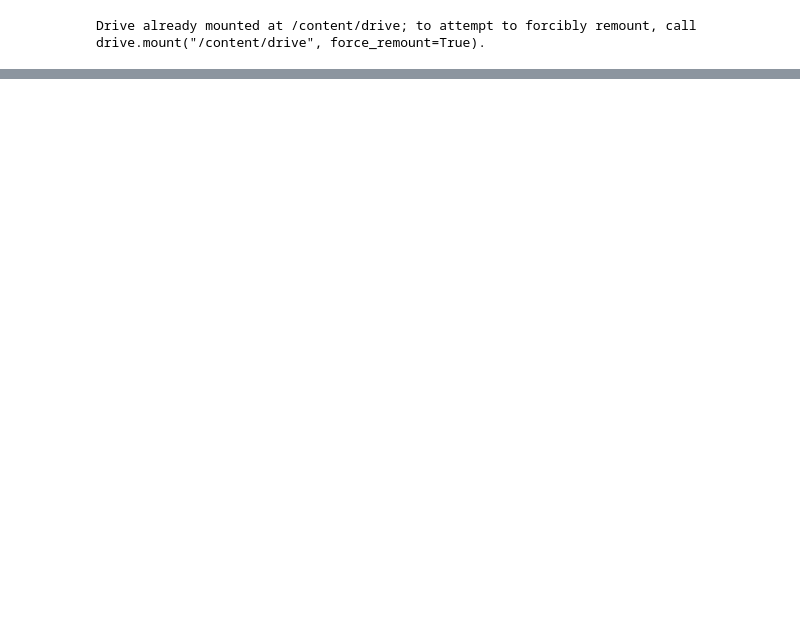
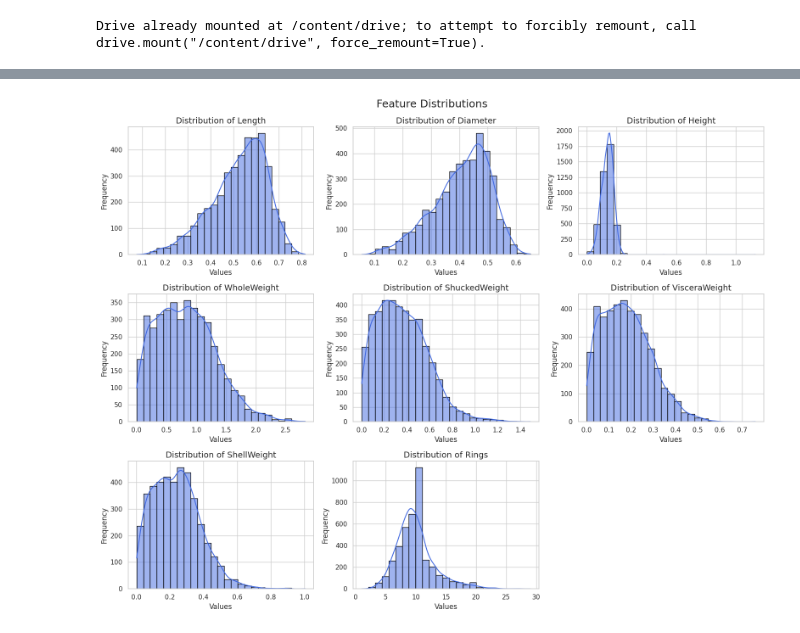
Before and after one commit to theAkashPrabu/Dessertation, a Jupyter notebook: Project.ipynb, the cells around one changed output, grey strips where cells are left out. Drawn from its saved outputs; the diff is of its cells as text; code cells hidden in the pictures; blank space fills up the shorter version.

```diff
--- a/Project.ipynb
+++ b/Project.ipynb
@@ -102,3 +12,0 @@ sns.pairplot(df, hue='Sex', diag_kind='hist')
-# %%
-df['Age'] = df['Rings'] + 1.5
-df[['Rings', 'Age']].head()
@@ -199,6 +12,0 @@ df
-# %%
-from sklearn.preprocessing import LabelEncoder
-
-label = LabelEncoder()
-df['Sex'] = label.fit_transform(df['Sex'])
-df['Age_Group'] = label.fit_transform(df['Age_Group'])
@@ -293,0 +13,9 @@ weighted avg       0.69      0.71      0.69       836
+# %%
+columns = [
+    'Sex', 'Length', 'Diameter', 'Height',
+    'WholeWeight', 'ShuckedWeight', 'VisceraWeight',
+    'ShellWeight', 'Rings'
+]
+
+data = pd.read_csv('/content/drive/MyDrive/Colab Notebooks/abalone/abalone.data', header=None, names=columns)
+data.head()
@@ -293,0 +72,29 @@ weighted avg       0.69      0.71      0.69       836
+# %%
+sns.set_theme(style="whitegrid")
+
+def plot_feature_distributions(data):
+    num_cols = data.select_dtypes(include=['int64', 'float64']).columns
+    n = len(num_cols)
+    rows = (n // 3) + 1
+
+    plt.figure(figsize=(16, 4 * rows))
+
+    for i, col in enumerate(num_cols, 1):
+        plt.subplot(rows, 3, i)
+
+        # Histogram + KDE
+        sns.histplot(df[col], kde=True, bins=25, color="royalblue", edgecolor="black")
+
+        # Title formatting
+        plt.title(f"Distribution of {col}", fontsize=14)
+        plt.xlabel("Values")
+        plt.ylabel("Frequency")
+
+    plt.tight_layout()
+    plt.suptitle("Feature Distributions", fontsize=18, y=1.02)
+    plt.savefig("feature_distributions_kde.png", dpi=300, bbox_inches="tight")
+    plt.show()
+
+plot_feature_distributions(data)
+# %% [output]
+[figure, added]
```
Also changed, not shown: parts of 44 cells of this notebook.
